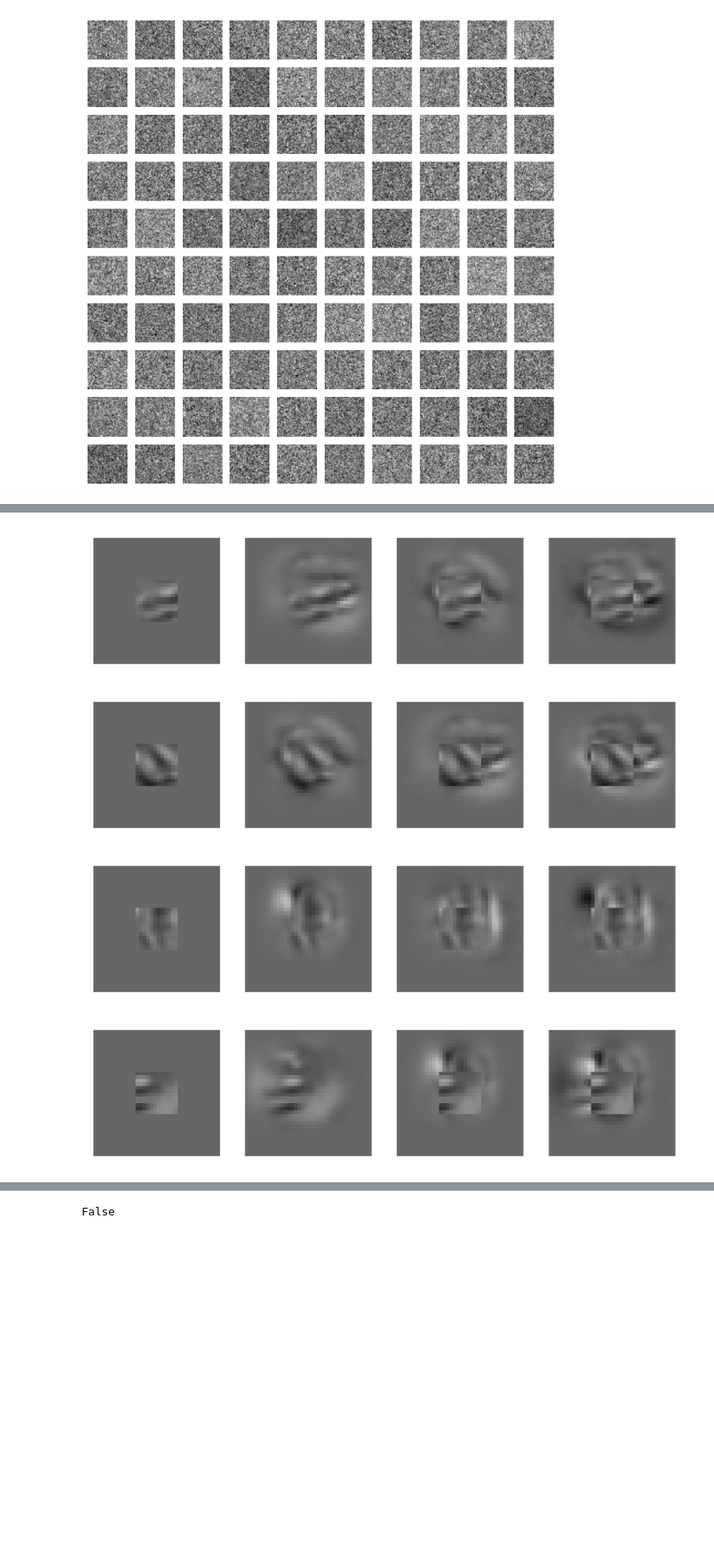
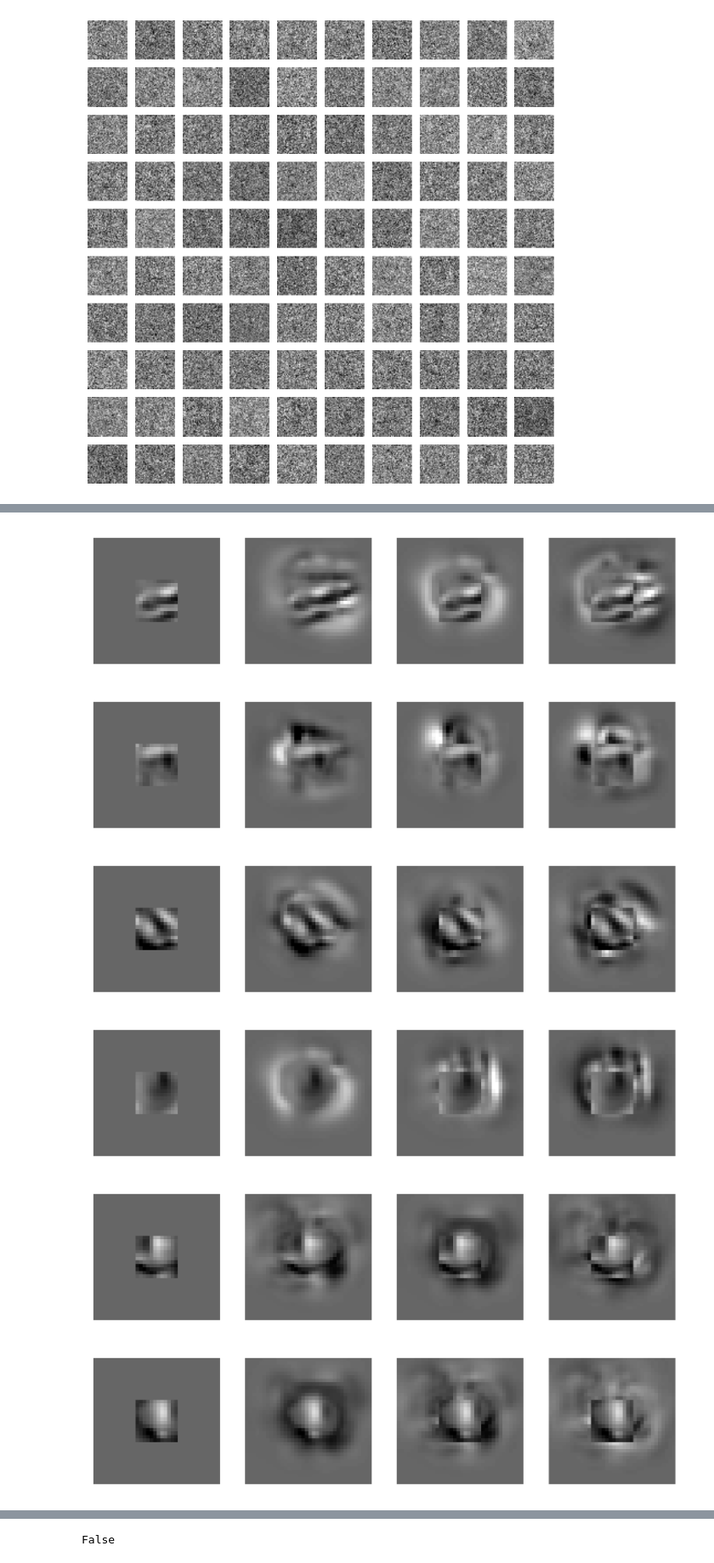
Before and after one commit to suhasshrinivasan/probabilistic-center-surround, a Jupyter notebook: experiments/exc_driven_model/binary_custom_mapping.ipynb, the cells around one changed output, grey strips where cells are left out. Shown at 85% size. Cells and saved outputs as stored; diff of their text form; code cells hidden in the pictures; blank space fills up the shorter version.

```diff
--- a/experiments/exc_driven_model/binary_custom_mapping.ipynb
+++ b/experiments/exc_driven_model/binary_custom_mapping.ipynb
@@ -34,7 +34,8 @@ array([[0.39127862, 0.44075057, 0.50181717, ..., 0.35082639, 0.33117291,
        [0.31190525, 0.32837292, 0.34451373, ..., 0.44124113, 0.4233128 ,
         0.38510607]])
 # %%
-patterns = exc_images[[0, 1, 3, 8, 9]]
+# patterns = exc_images[[0, 1, 3, 8, 9]]
+patterns = exc_images[:10]
 # %%
 G_dim = len(patterns)
 G_prob = 0.5
@@ -177,12 +187,12 @@ MEIs, completing_patterns, disrupting_patterns_1, disrupting_patterns_2, disrupt
 # %%
 for MEI, completing_pattern, disrupting_pattern_1, disrupting_pattern_2 in zip(MEIs, completing_patterns, disrupting_patterns_1, disrupting_patterns_2):
     fig, axs = plt.subplots(1, 4, dpi=300)
-    axs[0].imshow(MEI, cmap="gray", vmin=vmin, vmax=vmax)
+    axs[0].imshow(MEI*2, cmap="gray", vmin=vmin, vmax=vmax)
     axs[0].axis("off")
-    axs[1].imshow(completing_pattern, cmap="gray", vmin=vmin, vmax=vmax)
+    axs[1].imshow(completing_pattern*2, cmap="gray", vmin=vmin, vmax=vmax)
     axs[1].axis("off")
-    axs[2].imshow(disrupting_pattern_1, cmap="gray", vmin=vmin, vmax=vmax)
+    axs[2].imshow(disrupting_pattern_1*2, cmap="gray", vmin=vmin, vmax=vmax)
     axs[2].axis("off")
-    axs[3].imshow(disrupting_pattern_2, cmap="gray", vmin=vmin, vmax=vmax)
+    axs[3].imshow(disrupting_pattern_2*2, cmap="gray", vmin=vmin, vmax=vmax)
     axs[3].axis("off")
 # %% [output]
@@ -190,4 +200,6 @@ for MEI, completing_pattern, disrupting_pattern_1, disrupting_pattern_2 in zip(M
-[figure, old version]
+[figure, new version]
-[figure, old version]
+[figure, new version]
-[figure, old version]
+[figure, new version]
-[figure, old version]
+[figure, new version]
+[figure, added]
+[figure, added]
```
Also changed, not shown: parts of 29 cells of this notebook, 32 other files.
